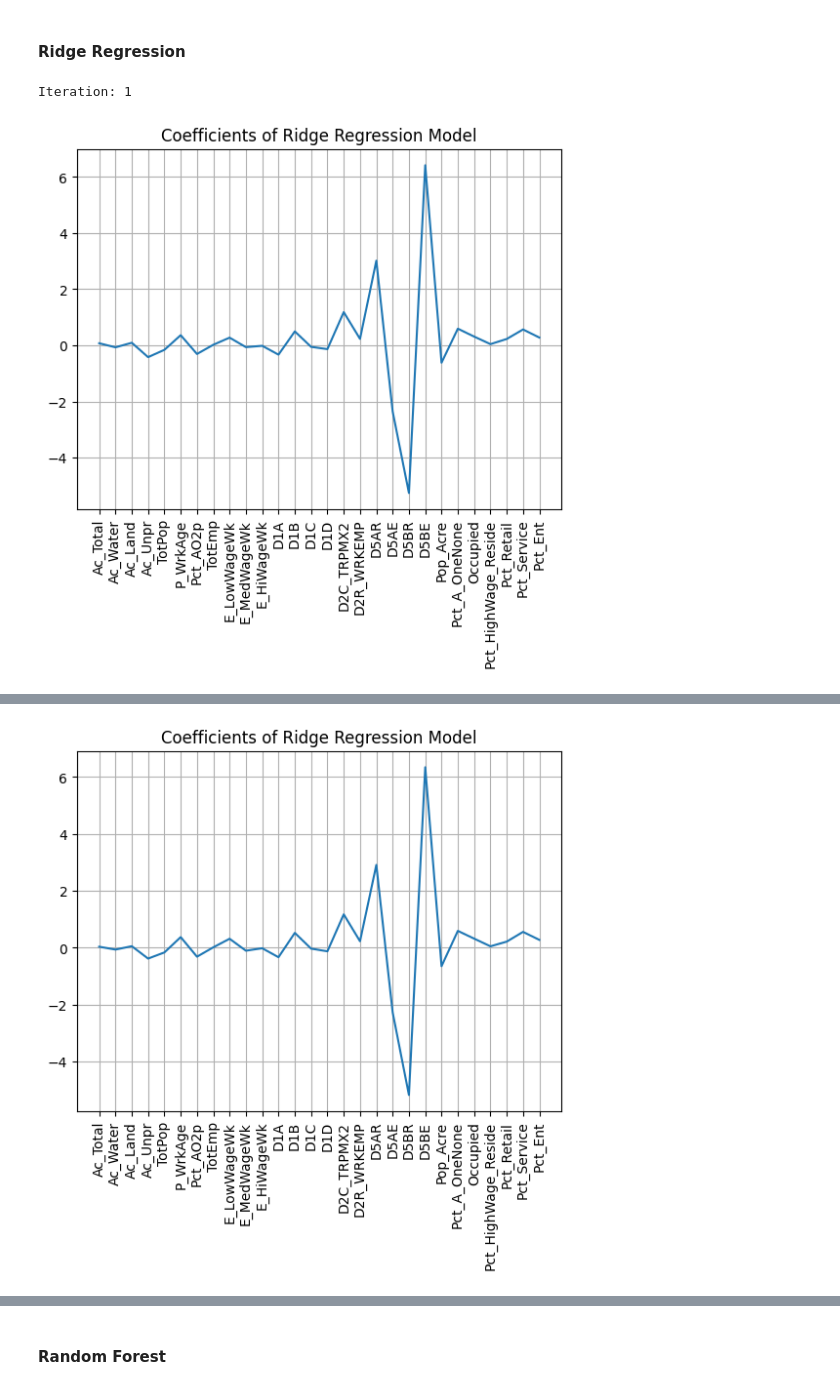
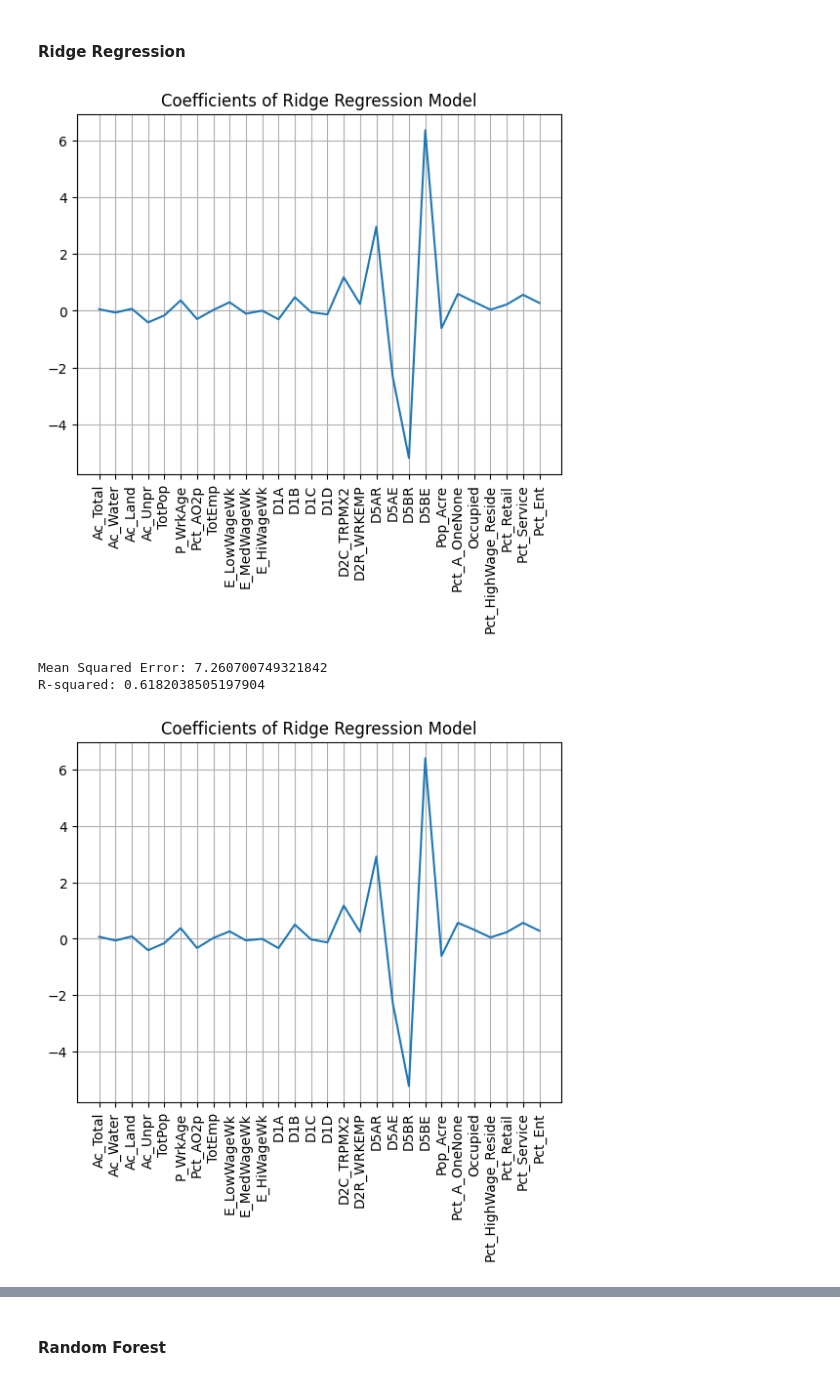
Before and after one commit to JamesJFan/CS6140_MachineLearning_FinalProject_Group1, a Jupyter notebook: CS6140_MachineLearning_FinalProject_Group1.ipynb, the cells around one changed output, grey strips where cells are left out. Saved outputs shown, nothing was run; the diff lists cells and outputs as text; code cells hidden in the pictures.

```diff
--- a/CS6140_MachineLearning_FinalProject_Group1.ipynb
+++ b/CS6140_MachineLearning_FinalProject_Group1.ipynb
@@ -450,18 +450,12 @@ R-squared: 0.6131556623557938
 # %% [markdown]
 #### Ridge Regression
 # %%
-ridge_mse_list = []
-ridge_r2_list = []
-for i in range(len(X_train_std_splits)):
-  print(f"Iteration: {i+1}")
-  ridge_mse, ridge_r2 = model_train_and_eval(ridge, X_train_std_splits[i], X_test_std_splits[i], \
-                                               y_train_splits[i], y_test_splits[i], "Ridge")
-  ridge_mse_list.append(ridge_mse)
-  ridge_r2_list.append(ridge_r2)
-
+ridge_mse_list, ridge_r2_list = model_train_and_eval(ridge, X, y, model_name="Ridge")
 
 mse_list.append(np.mean(ridge_mse_list))
 r2_list.append(np.mean(ridge_r2_list))
 # %% [output]
+[figure]
-Iteration: 1
+Mean Squared Error: 7.260700749321842
+R-squared: 0.6182038505197904
-[figure]
+[figure]
@@ -471 +463,0 @@ Iteration: 2
-[figure]
```
Also changed, not shown: parts of 9 cells of this notebook.
